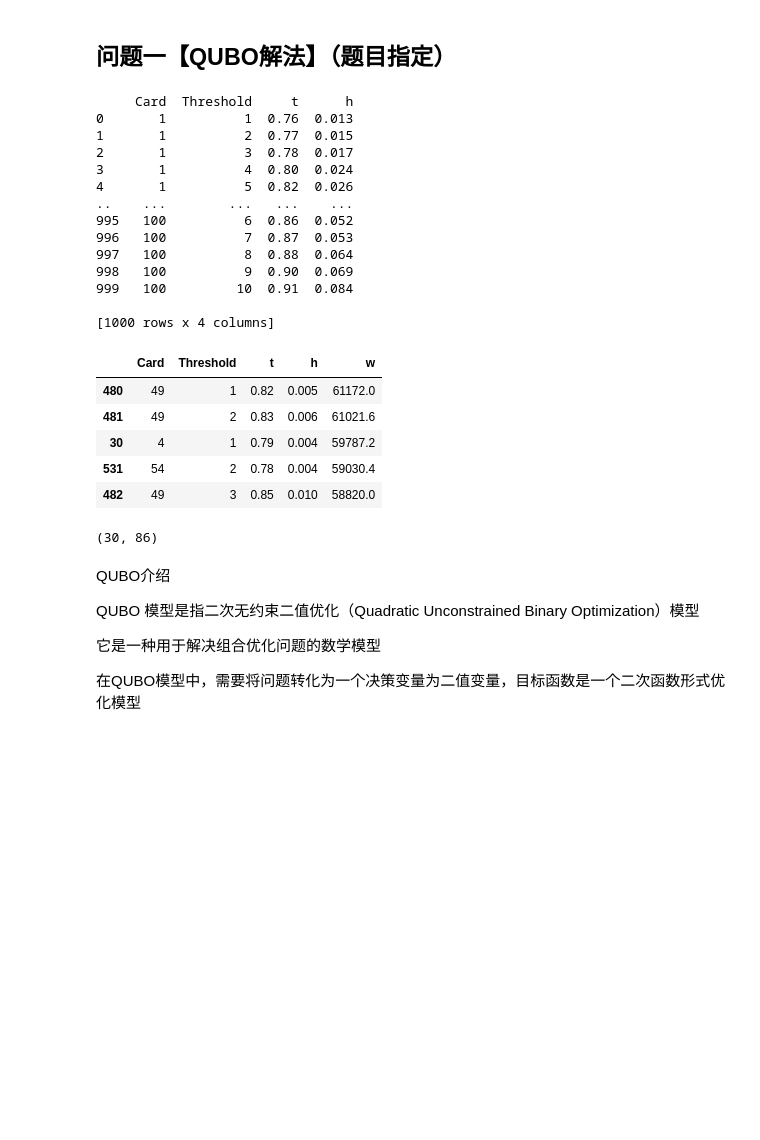
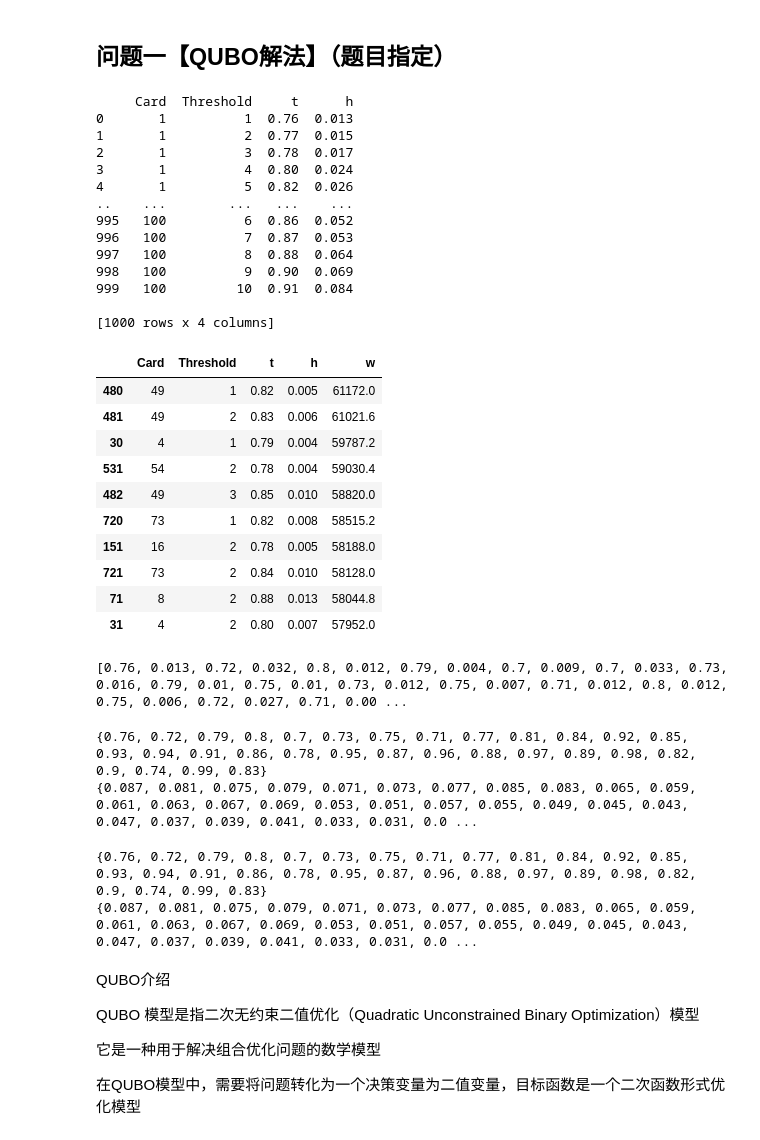
Before and after one commit to AnleHrc/MultiplyUseForMLD, a Jupyter notebook: PaperRelative/Mathorcup/MC_A题.ipynb, the cells around one changed output. Drawn from its saved outputs; the diff is of its cells as text; code cells hidden in the pictures; blank space fills up the shorter version.

```diff
--- a/PaperRelative/Mathorcup/MC_A题.ipynb
+++ b/PaperRelative/Mathorcup/MC_A题.ipynb
@@ -163,40 +163,76 @@ lambda x: fun2(x[2],x[3])定义了一个匿名函数，它接受一个Series对
 这样，DataFrame中的每一行都将包含一个名为'w'的新列，其值是根据't'和'h'列计算得出的盈利结果。
 '''
 df_w['w'] = df_w.apply(lambda x: fun2(x[2],x[3]),axis=1)#定义df_w['w']，w作为标签，代表盈利的意思,
 
 '''
 作用是对DataFrame对象df_w中的数据按照'w'列进行降序排列，即将'w'列的值从大到小排序。其中，sort_values()函数是Pandas库中用于排序的函数，参数'w'指定了按照'w'列进行排序，
 ascending=0表示降序排列，ascending=1则表示升序排列。
 '''
 df_w = df_w.sort_values('w',ascending=0)
-df_w.head(5)
+df_w.iloc[0:10]
 # %% [output]
      Card  Threshold     t      h
 0       1          1  0.76  0.013
 1       1          2  0.77  0.015
 2       1          3  0.78  0.017
 3       1          4  0.80  0.024
 4       1          5  0.82  0.026
 ..    ...        ...   ...    ...
 995   100          6  0.86  0.052
 996   100          7  0.87  0.053
 997   100          8  0.88  0.064
 998   100          9  0.90  0.069
 999   100         10  0.91  0.084
 
 [1000 rows x 4 columns]
 |  | Card | Threshold | t | h | w |
 | 480 | 49 | 1 | 0.82 | 0.005 | 61172.0 |
 | 481 | 49 | 2 | 0.83 | 0.006 | 61021.6 |
 | 30 | 4 | 1 | 0.79 | 0.004 | 59787.2 |
 | 531 | 54 | 2 | 0.78 | 0.004 | 59030.4 |
 | 482 | 49 | 3 | 0.85 | 0.010 | 58820.0 |
+| 720 | 73 | 1 | 0.82 | 0.008 | 58515.2 |
+| 151 | 16 | 2 | 0.78 | 0.005 | 58188.0 |
+| 721 | 73 | 2 | 0.84 | 0.010 | 58128.0 |
+| 71 | 8 | 2 | 0.88 | 0.013 | 58044.8 |
+| 31 | 4 | 2 | 0.80 | 0.007 | 57952.0 |
+# %%
+print(datas)
+# %% [output]
+[0.76, 0.013, 0.72, 0.032, 0.8, 0.012, 0.79, 0.004, 0.7, 0.009, 0.7, 0.033, 0.73, 0.016, 0.79, 0.01, 0.75, 0.01, 0.73, 0.012, 0.75, 0.007, 0.71, 0.012, 0.8, 0.012, 0.75, 0.006, 0.72, 0.027, 0.71, 0.00 ...
 # %%
 unique_t = {i for i in datas if i >0.5}
 unique_h = {i for i in datas if i <0.5}
 len(unique_t),len(unique_h) # 这里取值分别为30，86个，意味着我们最后需要将这两个变量转化为116个二元变量
+print(unique_t)
+print(unique_h)
 # %% [output]
-(30, 86)
+{0.76, 0.72, 0.79, 0.8, 0.7, 0.73, 0.75, 0.71, 0.77, 0.81, 0.84, 0.92, 0.85, 0.93, 0.94, 0.91, 0.86, 0.78, 0.95, 0.87, 0.96, 0.88, 0.97, 0.89, 0.98, 0.82, 0.9, 0.74, 0.99, 0.83}
+{0.087, 0.081, 0.075, 0.079, 0.071, 0.073, 0.077, 0.085, 0.083, 0.065, 0.059, 0.061, 0.063, 0.067, 0.069, 0.053, 0.051, 0.057, 0.055, 0.049, 0.045, 0.043, 0.047, 0.037, 0.039, 0.041, 0.033, 0.031, 0.0 ...
+# %%
+# 生成alpha和beta的数据
+alpha = unique_t
+beta = unique_h
+
+# # 将t取值平均分成30份，保存在列表alpha中
+# for i in range(30):
+#     alpha_val = 0.7 + i * 0.01
+#     alpha += [alpha_val] * 100
+#
+# # 将h取值平均分成86份，保存在列表beta中
+# for i in range(86):
+#     beta_val = 0.003 + i * 0.008
+#     beta += [beta_val] * 100
+#
+# # 打印alpha和beta数据的长度
+# print("alpha:",alpha)
+# print("beta:",beta)
+# print(len(alpha), len(beta))
+print(alpha)
+print(beta)
+# %% [output]
+{0.76, 0.72, 0.79, 0.8, 0.7, 0.73, 0.75, 0.71, 0.77, 0.81, 0.84, 0.92, 0.85, 0.93, 0.94, 0.91, 0.86, 0.78, 0.95, 0.87, 0.96, 0.88, 0.97, 0.89, 0.98, 0.82, 0.9, 0.74, 0.99, 0.83}
+{0.087, 0.081, 0.075, 0.079, 0.071, 0.073, 0.077, 0.085, 0.083, 0.065, 0.059, 0.061, 0.063, 0.067, 0.069, 0.053, 0.051, 0.057, 0.055, 0.049, 0.045, 0.043, 0.047, 0.037, 0.039, 0.041, 0.033, 0.031, 0.0 ...
 # %% [markdown]
 QUBO介绍
 
```
Also changed, not shown: parts of 6 cells of this notebook, 32 other files.
